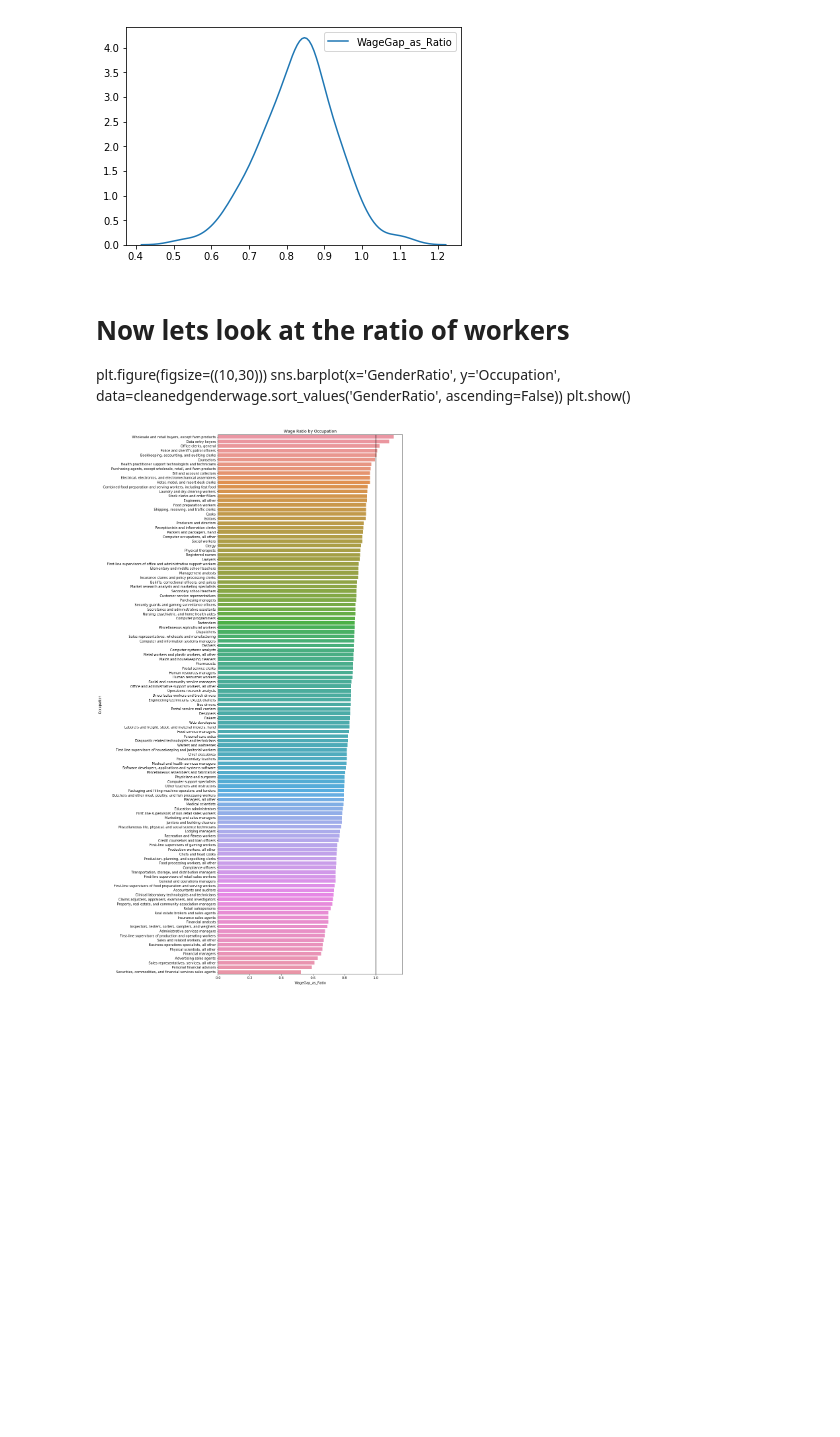
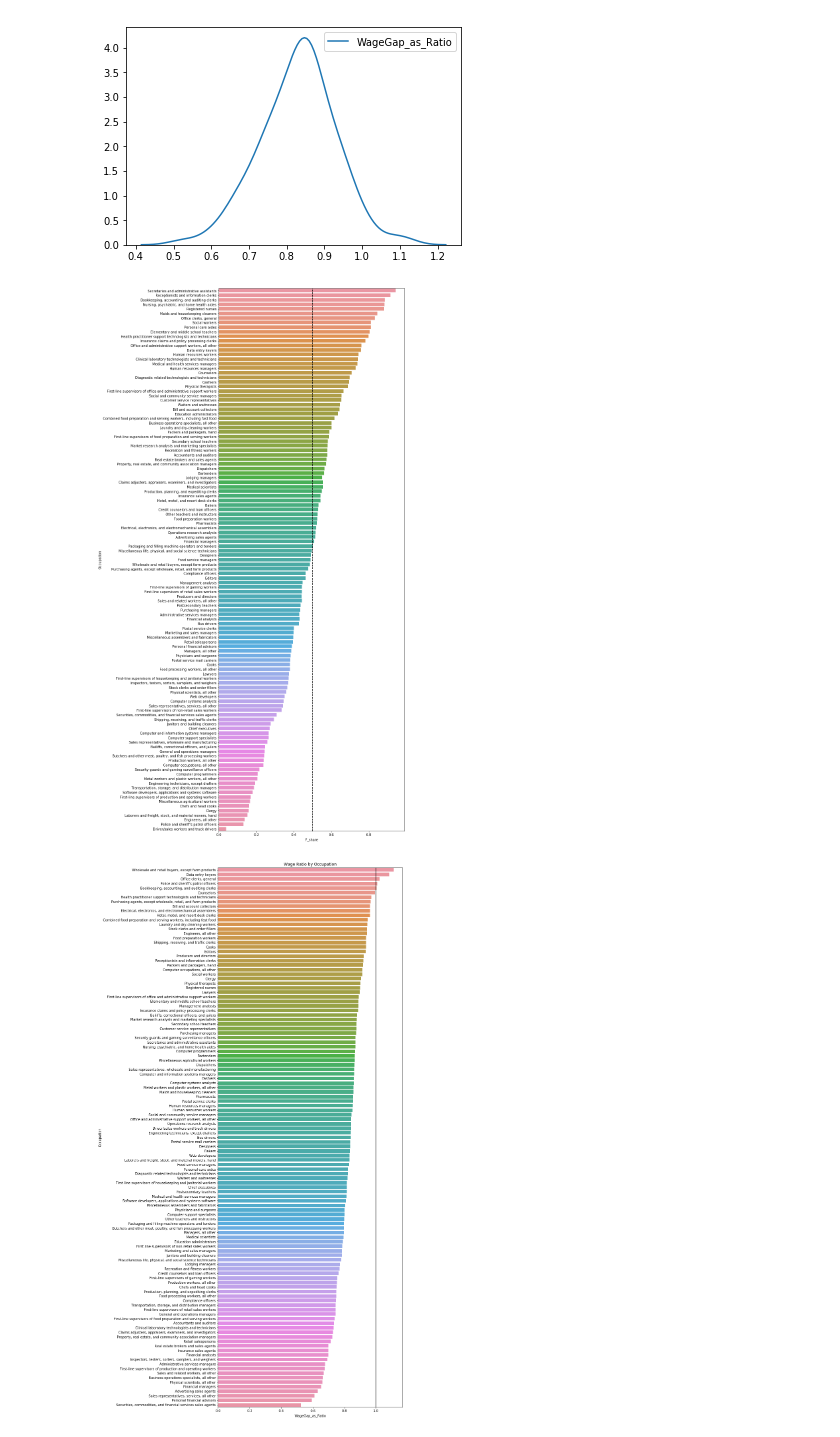
Before and after one commit to Schmidt8181/CapstoneProject, a Jupyter notebook: CapstoneProject.ipynb, the cells around one changed output. Cells and saved outputs as stored; diff of their text form; code cells hidden in the pictures; blank space fills up the shorter version.

```diff
--- a/CapstoneProject.ipynb
+++ b/CapstoneProject.ipynb
@@ -304,7 +257,7 @@ Again, talk about why you made the gender ratio
 Then I made two complimentary columns of the mens and womens share of workers by dividing each by all workers. The colinearity of these features is noted. talk more here
 # %%
 cleanedgenderwage['WageGap_as_Ratio'] = cleanedgenderwage['F_weekly'] / cleanedgenderwage['M_weekly']
-cleanedgenderwage['GenderRatio'] = cleanedgenderwage['F_workers'] / cleanedgenderwage['M_workers']
+#cleanedgenderwage['GenderRatio'] = cleanedgenderwage['F_workers'] / cleanedgenderwage['M_workers']
 cleanedgenderwage['F_share'] = cleanedgenderwage['F_workers'] / cleanedgenderwage['All_workers']
 cleanedgenderwage['M_share'] = cleanedgenderwage['M_workers'] / cleanedgenderwage['All_workers']
 # %% [markdown]
@@ -327,14 +280,17 @@ sns.kdeplot(data=cleanedgenderwage['WageGap_as_Ratio'])
 plt.show()
 # %% [output]
 [figure]
-# %% [markdown]
-
-# Now lets look at the ratio of workers
-plt.figure(figsize=((10,30)))
-sns.barplot(x='GenderRatio',
-            y='Occupation',
-            data=cleanedgenderwage.sort_values('GenderRatio', ascending=False))
-plt.show()
+# %%
+
+# Now lets look at the ratio of workers
+plt.figure(figsize=((10,30)))
+sns.barplot(x='F_share',
+            y='Occupation',
+            data=cleanedgenderwage.sort_values('GenderRatio', ascending=False))
+plt.axvline(x=.5, color='black', linestyle='--') # equality at 50%
+plt.show()
+# %% [output]
+[figure, added]
 # %%
 # Look at wage ratio by occupation
 plt.figure(figsize=((10,30)))
```
Also changed, not shown: parts of 30 cells of this notebook.
